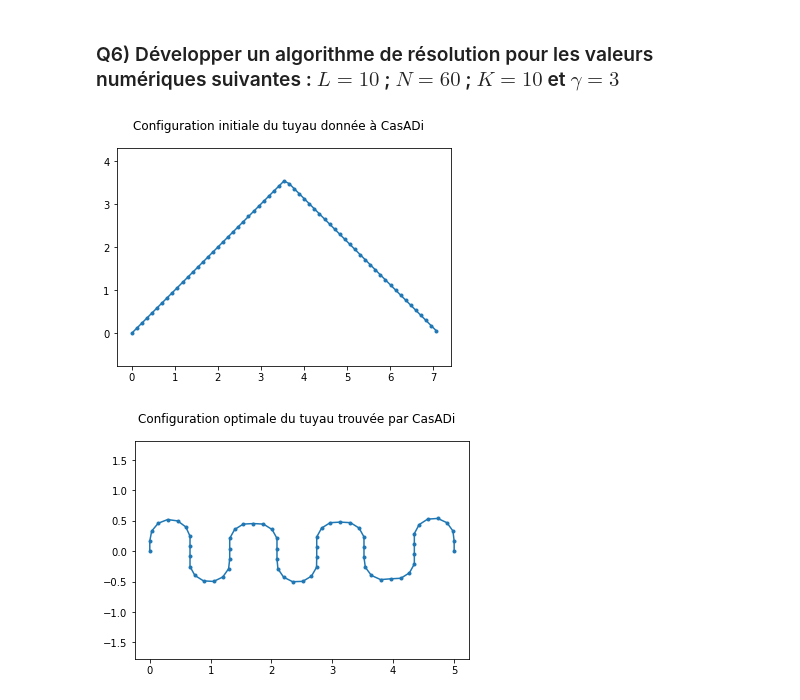
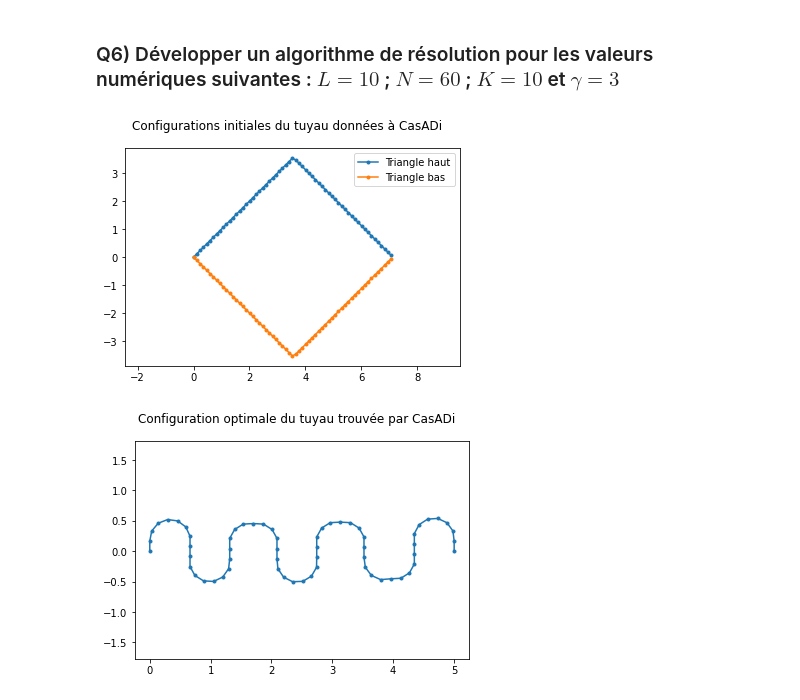
Before and after one commit to LouisJustinTALLOT/projet-optimisation-alvarez-tallot, a Jupyter notebook: projet_optimisation_alvarez_tallot.ipynb, the cells around one changed output. Cells and saved outputs as stored; diff of their text form; code cells hidden in the pictures.

Commit message:
code cleanup (conditions initiales triangle)

```diff
--- a/projet_optimisation_alvarez_tallot.ipynb
+++ b/projet_optimisation_alvarez_tallot.ipynb
@@ -176,12 +160,21 @@ z0 = np.array(y+x)
 # %%
-X = [z0[i] for i in range(N+1, 2*N+2)]
-Y = [z0[i] for i in range(0, N+1)]
-plt.plot(X, Y, marker='.')
-plt.suptitle("Configuration initiale du tuyau donnée à CasADi")
+z0_triangle_haut, z0_triangle_bas = conditions_initiales()
+
+X_haut = [z0_triangle_haut[i] for i in range(N+1, 2*N+2)]
+Y_haut = [z0_triangle_haut[i] for i in range(0, N+1)]
+
+X_bas = [z0_triangle_bas[i] for i in range(N+1, 2*N+2)]
+Y_bas = [z0_triangle_bas[i] for i in range(0, N+1)]
+
+plt.plot(X_haut, Y_haut, marker='.', label="Triangle haut")
+plt.plot(X_bas, Y_bas, marker='.', label='Triangle bas')
+
+plt.legend(loc='upper right')
+plt.suptitle("Configurations initiales du tuyau données à CasADi")
 plt.axis("equal")
 plt.show()
 # %% [output]
-[figure, old version]
+[figure, new version]
 # %%
 def optim_simple(L=10, N=60, K=10, gamma=3, z0=None, plot=True, verbose=False, must_return=False, titre="Configuration optimale du tuyau trouvée par CasADi"):
     dx = L/N
```
Also changed, not shown: parts of 2 cells of this notebook.
